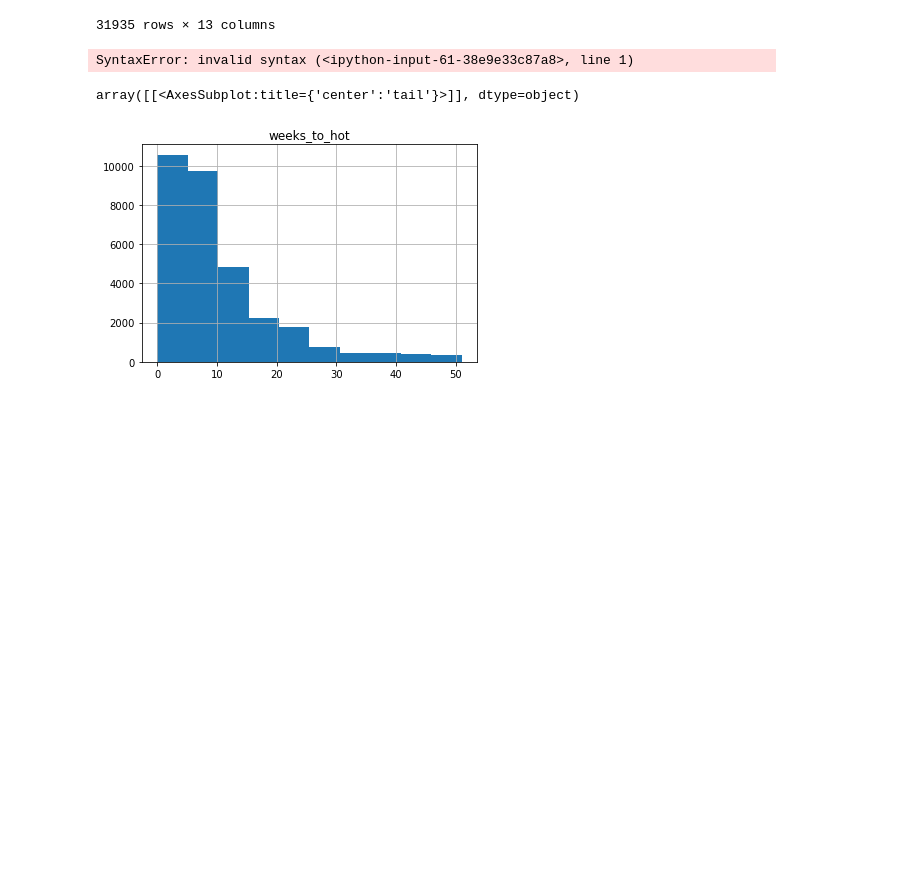
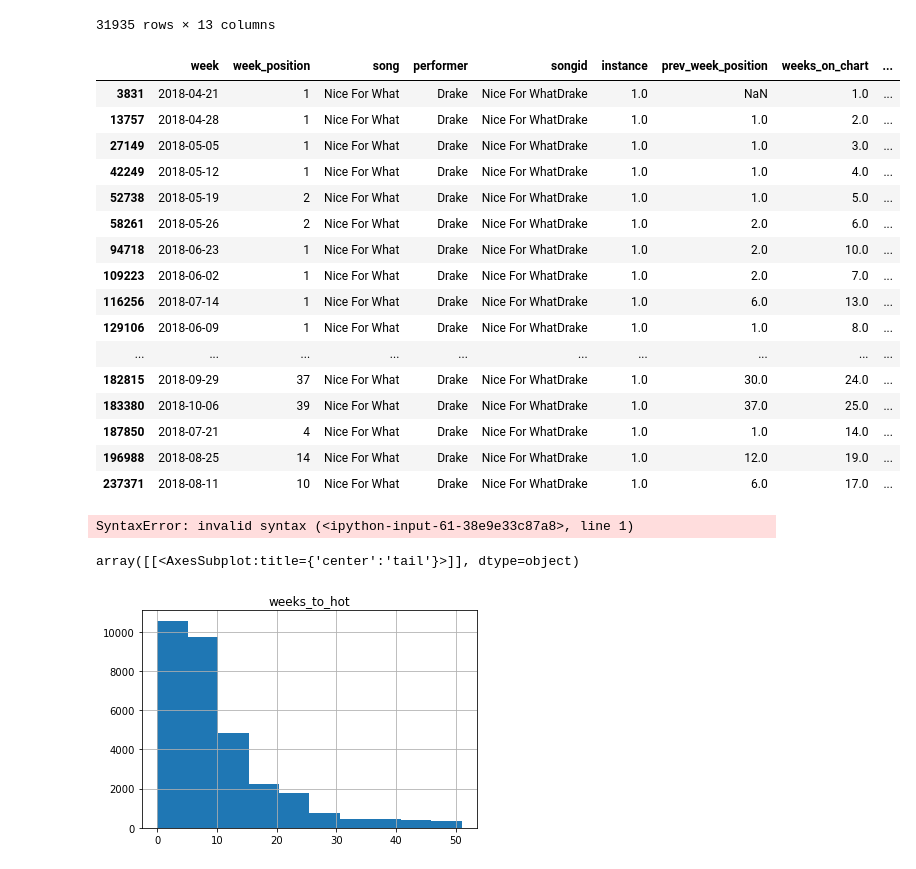
Before and after one commit to tvarano/hit-analyzer, a Jupyter notebook: main.ipynb, the cells around one changed output. Cells and saved outputs as stored; diff of their text form; code cells hidden in the pictures; blank space fills up the shorter version.

```diff
--- a/main.ipynb
+++ b/main.ipynb
@@ -158,6 +158,26 @@ df
 31935 rows × 13 columns
 # %%
 # using control points, we can calc anything we want.
+
+df[df.songid=='Nice For WhatDrake']
+# %% [output]
+|  | week | week_position | song | performer | songid | instance | prev_week_position | weeks_on_chart | ... |
+| 3831 | 2018-04-21 | 1 | Nice For What | Drake | Nice For WhatDrake | 1.0 | NaN | 1.0 | ... |
+| 13757 | 2018-04-28 | 1 | Nice For What | Drake | Nice For WhatDrake | 1.0 | 1.0 | 2.0 | ... |
+| 27149 | 2018-05-05 | 1 | Nice For What | Drake | Nice For WhatDrake | 1.0 | 1.0 | 3.0 | ... |
+| 42249 | 2018-05-12 | 1 | Nice For What | Drake | Nice For WhatDrake | 1.0 | 1.0 | 4.0 | ... |
+| 52738 | 2018-05-19 | 2 | Nice For What | Drake | Nice For WhatDrake | 1.0 | 1.0 | 5.0 | ... |
+| 58261 | 2018-05-26 | 2 | Nice For What | Drake | Nice For WhatDrake | 1.0 | 2.0 | 6.0 | ... |
+| 94718 | 2018-06-23 | 1 | Nice For What | Drake | Nice For WhatDrake | 1.0 | 2.0 | 10.0 | ... |
+| 109223 | 2018-06-02 | 1 | Nice For What | Drake | Nice For WhatDrake | 1.0 | 2.0 | 7.0 | ... |
+| 116256 | 2018-07-14 | 1 | Nice For What | Drake | Nice For WhatDrake | 1.0 | 6.0 | 13.0 | ... |
+| 129106 | 2018-06-09 | 1 | Nice For What | Drake | Nice For WhatDrake | 1.0 | 1.0 | 8.0 | ... |
+| ... | ... | ... | ... | ... | ... | ... | ... | ... | ... |
+| 182815 | 2018-09-29 | 37 | Nice For What | Drake | Nice For WhatDrake | 1.0 | 30.0 | 24.0 | ... |
+| 183380 | 2018-10-06 | 39 | Nice For What | Drake | Nice For WhatDrake | 1.0 | 37.0 | 25.0 | ... |
+| 187850 | 2018-07-21 | 4 | Nice For What | Drake | Nice For WhatDrake | 1.0 | 1.0 | 14.0 | ... |
+| 196988 | 2018-08-25 | 14 | Nice For What | Drake | Nice For WhatDrake | 1.0 | 12.0 | 19.0 | ... |
+| 237371 | 2018-08-11 | 10 | Nice For What | Drake | Nice For WhatDrake | 1.0 | 6.0 | 17.0 | ... |
 # %%
 # note we had to deal with prince popping back up on the charts after he died (and we might be dead by tomorrowsoko)
 # dealt with those weirdly
```
Also changed, not shown: parts of 1 cell of this notebook.
